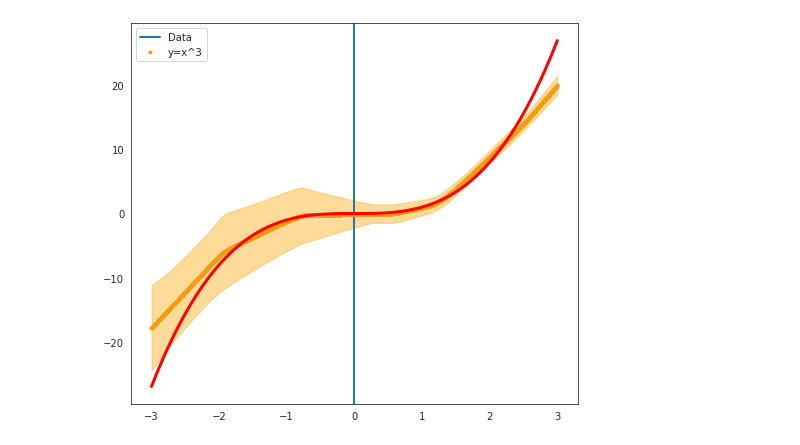
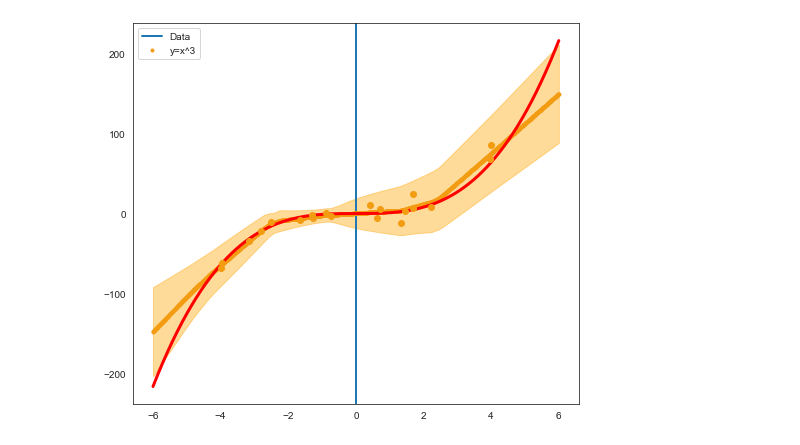
Before and after one commit to dougbrion/pytorch-deep-ensembles, a Jupyter notebook: development.ipynb, the cells around one changed output. Cells and saved outputs as stored; diff of their text form; code cells hidden in the pictures.

```diff
--- a/development.ipynb
+++ b/development.ipynb
@@ -168,10 +186,10 @@ plt.show()
 # %%
 mlp.eval()
-preds = []
-sigmas = []
+means = []
+variances = []
 
-for x in data_x:
-    mu, sigma = mlp(torch.Tensor(x).unsqueeze(0))
-    preds.append(mu.item())
-    sigmas.append(sigma.item())
+for x in data_x_true:
+    mean, var = mlp(torch.Tensor(x).unsqueeze(0))
+    means.append(mean.item())
+    variances.append(var.item())
 # %%
@@ -191,8 +208,0 @@ plt.show()
-# %%
-mlp.eval()
-preds = []
-
-for x in test_x:
-    mu, sigma = mlp(torch.Tensor(x).unsqueeze(0))
-    preds.append(mu.item())
-    sigmas.append(sigma.item())
@@ -218,7 +216,8 @@ for i in range(5):
     print(i, seed)
     pl.seed_everything(seed)
     mlp = GaussianMLP()
-    trainer = pl.Trainer(auto_scale_batch_size='power', gpus=1, max_epochs=50)
+    trainer = pl.Trainer(devices=1, accelerator="gpu", max_epochs=500)
+    dataloader = DataLoader(toy_dataset, num_workers=1, batch_size=1, shuffle=True)
     trainer.fit(mlp, dataloader)
     models.append(mlp)
 # %% [output]
@@ -307,7 +306,7 @@ for model in models:
     preds = []
     sigmas = []
 
-    for x in data_x:
+    for x in data_x_true:
         mu, sigma = model(torch.Tensor(x).unsqueeze(0))
         preds.append(mu.item())
         sigmas.append(sigma.item())
@@ -317,18 +316,23 @@ for model in models:
 means = torch.tensor(means)
 variances = torch.tensor(variances)
 # %%
+import numpy as np
+
 mean = means.mean(0)
 variance = (variances +  means.pow(2)).mean(0) - mean.pow(2)
 
-upper = [i + k for i, k in zip(mean.numpy(), variance.numpy())]
-lower = [i - k for i, k in zip(mean.numpy(), variance.numpy())]
+std_devs = np.sqrt(variance.numpy()) * 3
+
+upper = [i + k for i, k in zip(mean.numpy(), std_devs)]
+lower = [i - k for i, k in zip(mean.numpy(), std_devs)]
 
 plt.rcParams['figure.figsize'] = [8, 7]
 plt.axvline(x=0, linewidth=2)
-plt.plot(data_x, mean, '.', markersize=6, color='#F39C12')
-plt.fill_between(data_x.flatten(), upper, lower, color="orange", alpha=0.4)
-plt.plot(data_x, data_y_true, 'r', linewidth=3)
+plt.plot(data_x_true, mean, '.', markersize=6, color='#F39C12')
+plt.fill_between(data_x_true.flatten(), upper, lower, color="orange", alpha=0.4)
+plt.plot(data_x_true, data_y_true, 'r', linewidth=3)
+plt.plot(data_x, data_y, '.', markersize=12, color='#F39C12')
 plt.legend(['Data', 'y=x^3'], loc = 'best')
 plt.show()
 # %% [output]
-[figure, old version]
+[figure, new version]
```
Also changed, not shown: parts of 13 cells of this notebook, 1 other file.
